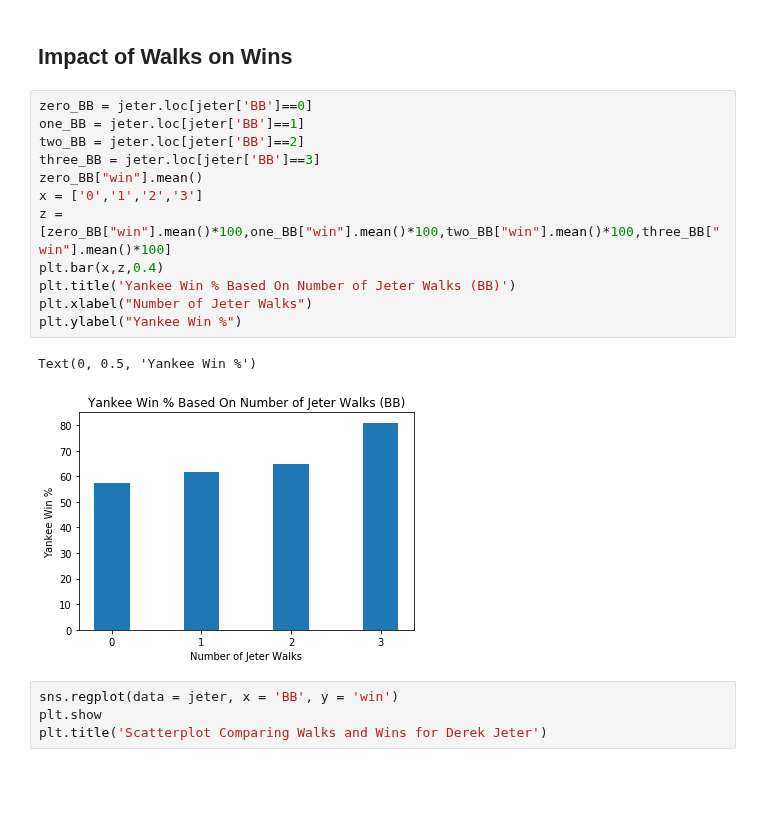
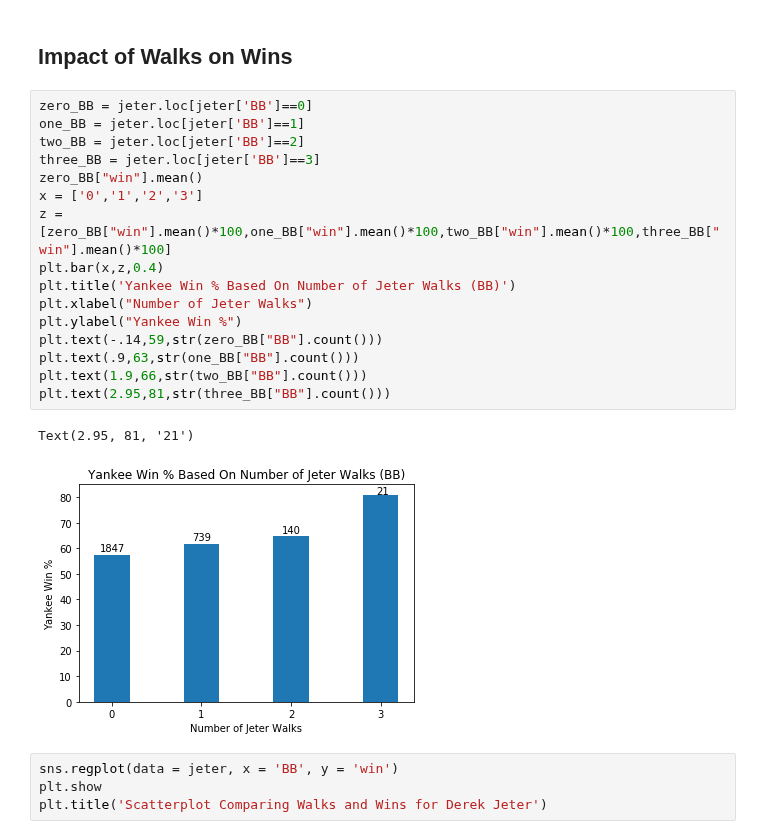
Before and after one commit to mattmaitland1/DerekJeterAnalysis, a Jupyter notebook: Project.ipynb, the cells around one changed output. Cells and saved outputs as stored; diff of their text form; blank space fills up the shorter version.

```diff
--- a/Project.ipynb
+++ b/Project.ipynb
@@ -219,18 +219,22 @@ As shown above, it appears that there is a slight positive correlation between t
 # %%
 zero_BB = jeter.loc[jeter['BB']==0]
 one_BB = jeter.loc[jeter['BB']==1]
 two_BB = jeter.loc[jeter['BB']==2]
 three_BB = jeter.loc[jeter['BB']==3]
 zero_BB["win"].mean()
 x = ['0','1','2','3']
 z = [zero_BB["win"].mean()*100,one_BB["win"].mean()*100,two_BB["win"].mean()*100,three_BB["win"].mean()*100]
 plt.bar(x,z,0.4)
 plt.title('Yankee Win % Based On Number of Jeter Walks (BB)')
 plt.xlabel("Number of Jeter Walks")
 plt.ylabel("Yankee Win %")
+plt.text(-.14,59,str(zero_BB["BB"].count()))
+plt.text(.9,63,str(one_BB["BB"].count()))
+plt.text(1.9,66,str(two_BB["BB"].count()))
+plt.text(2.95,81,str(three_BB["BB"].count()))
 # %% [output]
-Text(0, 0.5, 'Yankee Win %')
+Text(2.95, 81, '21')
-[figure, old version]
+[figure, new version]
 # %%
 sns.regplot(data = jeter, x = 'BB', y = 'win')
 plt.show
```
Also changed, not shown: parts of 42 cells of this notebook.
